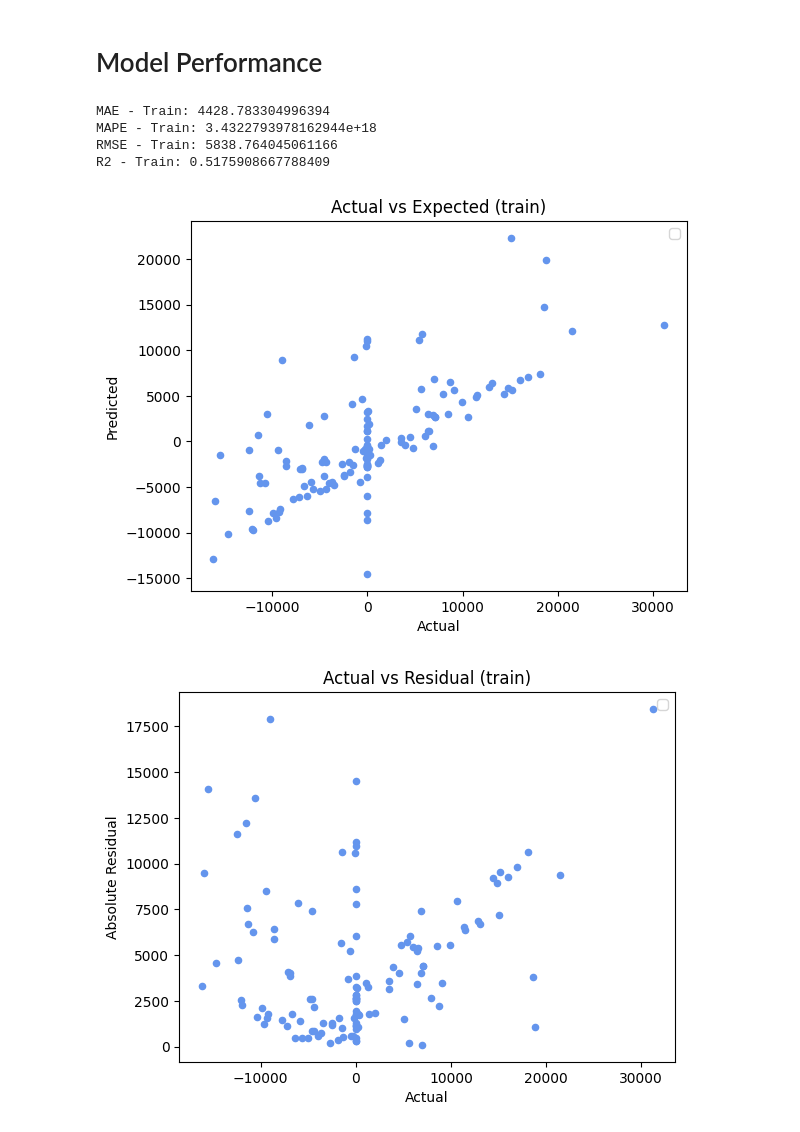
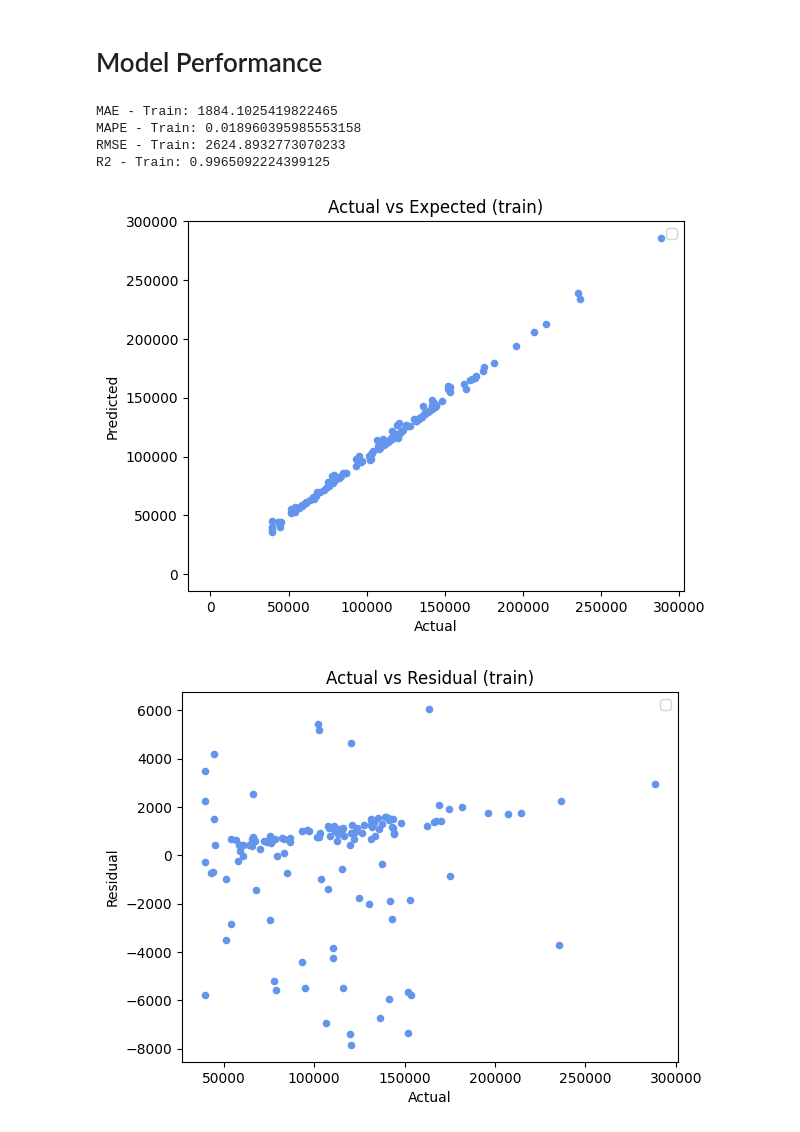
Before and after one commit to Dilan-De-Silva/Big-Bash-Fantasy-AI-v2, a Jupyter notebook: python_script/pricing-model-build.ipynb, the cells around one changed output. Drawn from its saved outputs; the diff is of its cells as text; code cells hidden in the pictures.

```diff
--- a/python_script/pricing-model-build.ipynb
+++ b/python_script/pricing-model-build.ipynb
@@ -196,7 +196,7 @@ game_rnd_team_df
 # Change table from wide to long
 pts_game_df = pd.melt(point, id_vars = ['player','Team'],
                       var_name='games', value_name='points')
-pts_game_df['games'] = pts_game_df['games'].str[5:6].astype('Int64')
+pts_game_df['games'] = pts_game_df['games'].str[5:7].astype('Int64')
 
 pts_rnd_game_df = pd.merge(pts_game_df, game_rnd_team_df, on=['Team', 'games'])
 
@@ -453,8 +453,9 @@ for j in bbl14_play_list:
 player_team = pts_rnd_game_df.groupby(['player', 'Team'])['points'].count().reset_index().drop(['points'], axis=1)
 
 bbl14_game_pts_table = pd.merge(bbl14_game_pts_table, player_team, on = 'player')
-bbl14_game_pts_table = pd.merge(bbl14_game_pts_table, game_rnd_team_df, on = ['Team', 'games']).drop(['Team', 'games'], axis=1)
+bbl14_game_pts_table = pd.merge(bbl14_game_pts_table, game_rnd_team_df, on = ['Team', 'games']).drop(['Team'], axis=1)
 bbl14_game_pts_table = bbl14_game_pts_table.groupby(['player', 'rnd']).agg(
+games_per_round = ('games', 'count'),
 curr_game_pts_avg = ('curr_game_pts', 'mean'),
 prev_game_pts_avg = ('prev_game_pts', 'mean'),
 two_prev_game_pts_avg = ('two_prev_game_pts', 'mean'),
@@ -464,6 +465,8 @@ seas_avg_games_pts_avg = ('seas_avg_games_pts', 'mean')
 ).reset_index()
 
 bbl14_game_pts_table['rnd'] = bbl14_game_pts_table['rnd'].astype("Int64")
+bbl14_game_pts_table = bbl14_game_pts_table.sort_values(['player','rnd'])
+bbl14_game_pts_table['total_games'] = bbl14_game_pts_table.sort_values(['player','rnd']).groupby('player')['games_per_round'].cumsum()
 
 price_delta = pd.merge(price_delta, bbl14_game_pts_table, left_on = ['player', 'rnd'], right_on=['player', 'rnd'], how = "left")
 price_delta
@@ -483,0 +487,4 @@ price_delta
+# %%
+# Interaction Terms
+price_delta['points_per_price'] = price_delta['seas_avg_games_pts_avg']/price_delta['price_pre']
+price_delta
@@ -486,21 +523,28 @@ price_delta
 # %%
 # 1. Player's first round data
-price_model_1_rnd_df = price_delta[price_delta['prev_rnd_pts'].isna()][['price_delta','price_pre','curr_rnd_pts','curr_game_pts_avg']].dropna()
+model_1_var = ["price_pre","seas_avg_games_pts_avg", "curr_rnd_pts"]
+price_model_1_rnd_df = price_delta[price_delta['prev_rnd_pts'].isna()]
+price_model_1_rnd_df = price_model_1_rnd_df[price_model_1_rnd_df['seas_avg_rnd_pts'] == price_model_1_rnd_df['curr_rnd_pts']]
 
-X_train_1 = price_model_1_rnd_df.drop(['price_delta'], axis=1)
-y_train_1 = price_model_1_rnd_df['price_delta']
+
+y_actl_1 = price_model_1_rnd_df[['player', 'rnd', 'price_curr'] + model_1_var].dropna()
+price_model_1_rnd_df = price_model_1_rnd_df[['price_curr'] + model_1_var].dropna()
+
+X_train_1 = price_model_1_rnd_df.drop(['price_curr'], axis=1).astype(float)
+y_train_1 = price_model_1_rnd_df['price_curr']
+
 
 # 2. Player's second round
 price_model_2_rnd_df = price_delta[price_delta['two_prev_rnd_pts'].isna()][['price_delta','price_pre','curr_rnd_pts','curr_game_pts_avg',
                                                                             'prev_rnd_pts','last_2_rnd_ma_pts','seas_avg_rnd_pts',
                                                                             'prev_game_pts_avg','last_2_games_ma_pts_avg','seas_avg_games_pts_avg']].dropna()
 
-X_train_2 = price_model_2_rnd_df.drop(['price_delta'], axis=1)
+X_train_2 = price_model_2_rnd_df.drop(['price_delta'], axis=1).astype(float)
 y_train_2 = price_model_2_rnd_df['price_delta']
 
 # 3. Player's third round +
 price_model_3_rnd_df = price_delta.drop(columns=['player', 'rnd'], axis=1).dropna()
-X_train_3 = price_model_3_rnd_df.drop(['price_delta'], axis=1)
+X_train_3 = price_model_3_rnd_df.drop(['price_delta'], axis=1).astype(float)
 y_train_3 = price_model_3_rnd_df['price_delta']
 # %% [markdown]
 # Model Build
@@ -570,39 +647,48 @@ print("MAE - Train:", mae_train)
 print("MAPE - Train:", mape_train)
 print("RMSE - Train:", rmse_train)
 print("R2 - Train:", r2_train)
 
 # Actual vs Expected Plots
 
 plt.figure()
 plt.scatter(y_train_1, y_pred_train_1, s = 20, color="cornflowerblue")
 plt.xlabel("Actual")
 plt.ylabel("Predicted")
 plt.title("Actual vs Expected (train)")
 plt.plot([0, 0], [250, 250], 'k-')
 plt.legend()
 plt.show()
 
 # Residual Analysis
   # Train Residuals
-Y_train_res = pd.DataFrame(y_train_1).reset_index(drop=True)
+Y_train_res = pd.DataFrame(y_actl_1).reset_index(drop=True)
 Y_train_pred = pd.DataFrame(y_pred_train_1).reset_index(drop=True)
 Y_train_res['pred'] = Y_train_pred[0]
-Y_train_res['res'] = Y_train_res['price_delta'] - Y_train_res['pred']
+Y_train_res['res'] = Y_train_res['price_curr'] - Y_train_res['pred']
 Y_train_res['abs_res'] = abs(Y_train_res['res'])
 train_res = pd.concat([Y_train_res, X_train_1.reset_index(drop=True)], axis=1)
 
   # Plots
 plt.figure()
-plt.scatter(train_res['price_delta'], train_res['abs_res'], s = 20, color="cornflowerblue")
+plt.scatter(train_res['price_curr'], train_res['res'], s = 20, color="cornflowerblue")
+plt.xlabel("Actual")
+plt.ylabel("Residual")
+plt.title("Actual vs Residual (train)")
+plt.legend()
+plt.show()
+
+  # Plots
+plt.figure()
+plt.scatter(train_res['price_curr'], train_res['abs_res'], s = 20, color="cornflowerblue")
 plt.xlabel("Actual")
 plt.ylabel("Absolute Residual")
 plt.title("Actual vs Residual (train)")
 plt.legend()
 plt.show()
 # %% [output]
-MAE - Train: 4428.783304996394
-MAPE - Train: 3.4322793978162944e+18
-RMSE - Train: 5838.764045061166
-R2 - Train: 0.5175908667788409
+MAE - Train: 1884.1025419822465
+MAPE - Train: 0.018960395985553158
+RMSE - Train: 2624.8932773070233
+R2 - Train: 0.9965092224399125
-[figure, old version]
+[figure, new version]
-[figure, old version]
+[figure, new version]
```
Also changed, not shown: parts of 14 cells of this notebook.
